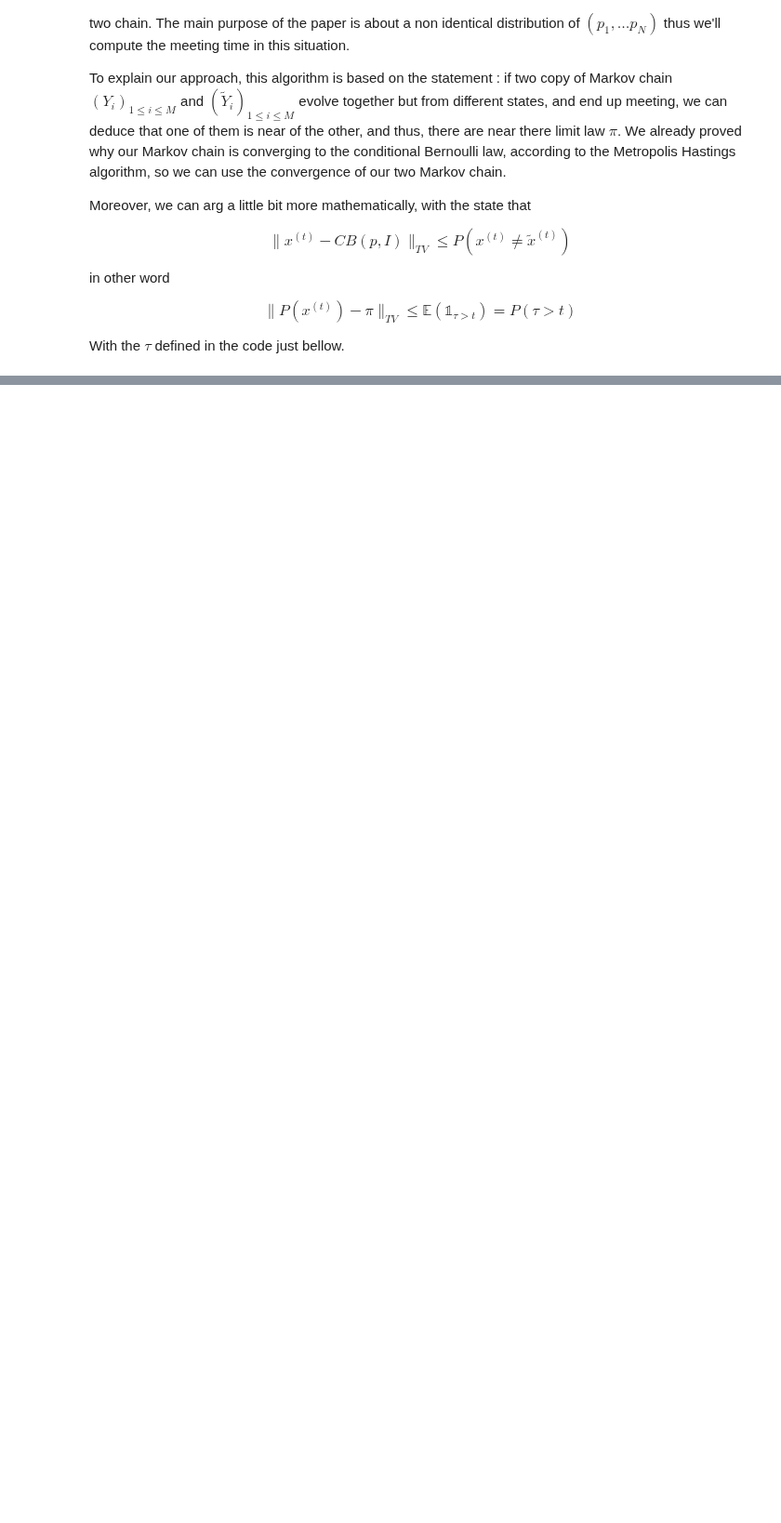
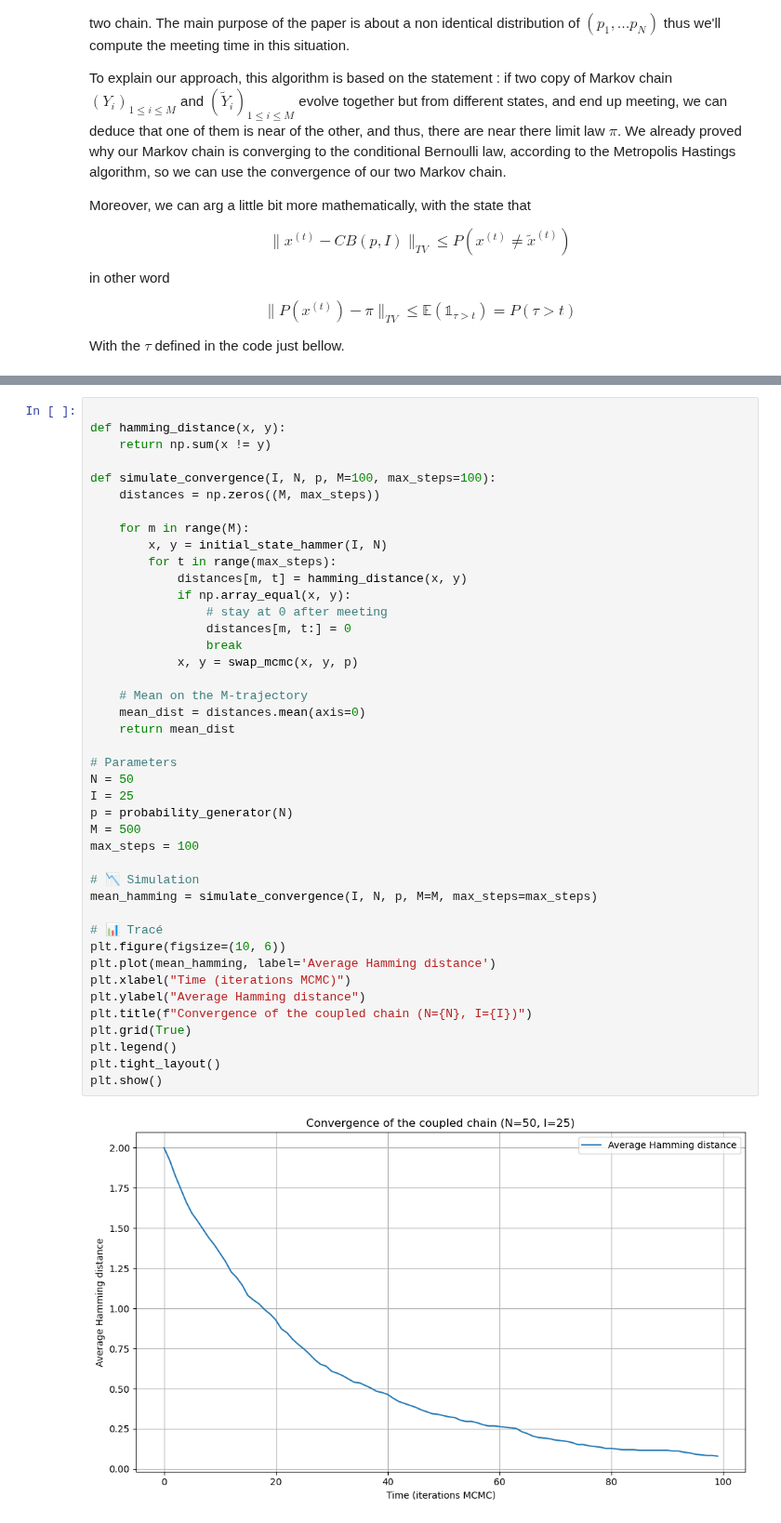
Before and after one commit to teiki-h/cond_bernoulli, a Jupyter notebook: main.ipynb, the cells around one changed output, grey strips where cells are left out. Shown at 93% size. Saved outputs shown, nothing was run; the diff lists cells and outputs as text; blank space fills up the shorter version.

Commit message:
ajout d'un graphique

```diff
--- a/main.ipynb
+++ b/main.ipynb
@@ -486,0 +483,44 @@ Thus, we checked that the mixing time is approximately in order $N \log(N)$
+# %%
+
+def hamming_distance(x, y):
+    return np.sum(x != y)
+
+def simulate_convergence(I, N, p, M=100, max_steps=100):
+    distances = np.zeros((M, max_steps))
+
+    for m in range(M):
+        x, y = initial_state_hammer(I, N)
+        for t in range(max_steps):
+            distances[m, t] = hamming_distance(x, y)
+            if np.array_equal(x, y):
+                # stay at 0 after meeting
+                distances[m, t:] = 0
+                break
+            x, y = swap_mcmc(x, y, p)
+
+    # Mean on the M-trajectory
+    mean_dist = distances.mean(axis=0)
+    return mean_dist
+
+# Parameters
+N = 50
+I = 25
+p = probability_generator(N)
+M = 500
+max_steps = 100
+
+# 📉 Simulation
+mean_hamming = simulate_convergence(I, N, p, M=M, max_steps=max_steps)
+
+# 📊 Tracé
+plt.figure(figsize=(10, 6))
+plt.plot(mean_hamming, label='Average Hamming distance')
+plt.xlabel("Time (iterations MCMC)")
+plt.ylabel("Average Hamming distance")
+plt.title(f"Convergence of the coupled chain (N={N}, I={I})")
+plt.grid(True)
+plt.legend()
+plt.tight_layout()
+plt.show()
+# %% [output]
+[figure, added]
```
Also changed, not shown: parts of 3 cells of this notebook.
